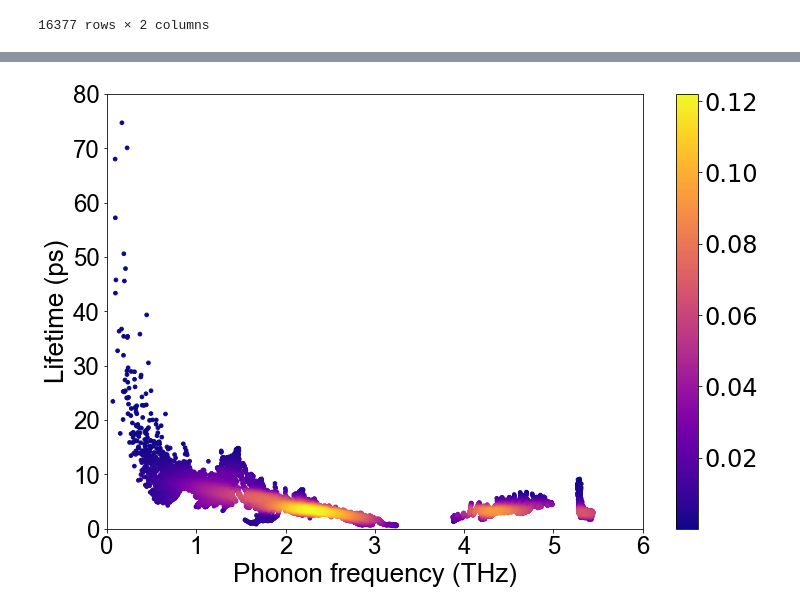
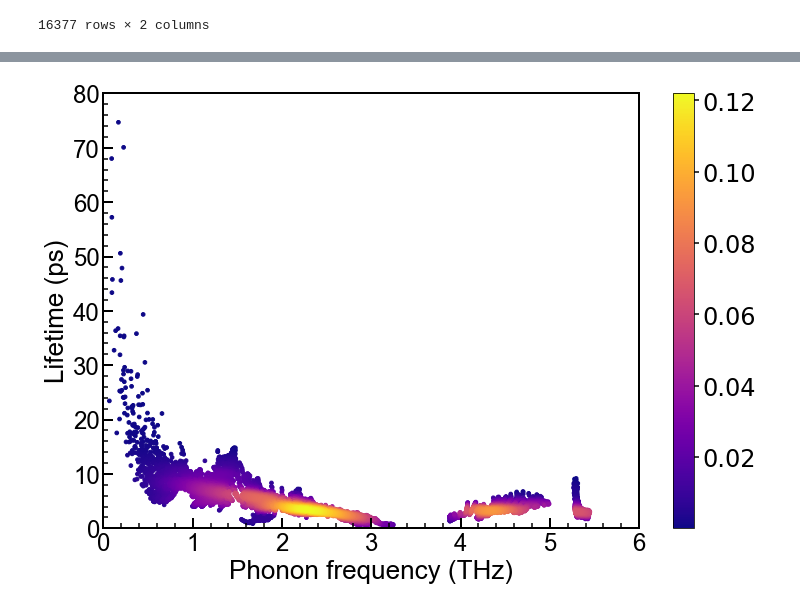
Before and after one commit to EySword/JupyterFile, a Jupyter notebook: compute_data/BiSeI/new_lifetime.ipynb, the cells around one changed output, grey strips where cells are left out. Saved outputs shown, nothing was run; the diff lists cells and outputs as text; code cells hidden in the pictures.

```diff
--- a/compute_data/BiSeI/new_lifetime.ipynb
+++ b/compute_data/BiSeI/new_lifetime.ipynb
@@ -67,24 +67,48 @@
 # %%
 fig, ax = plt.subplots(figsize=(12,8))
 
 plt.xlim((0,6)) #设置坐标轴的显示范围
 plt.ylim((0,80))
 
 plt.ylabel('Lifetime (ps)',fontproperties=my_font,fontsize=26) #改变坐标轴标签
 plt.xlabel('Phonon frequency (THz)',fontproperties=my_font,fontsize=26)
 plt.xticks(fontproperties=my_font,fontsize=24)
 plt.yticks(fontproperties=my_font,fontsize=24)
 # plt.scatter(x, y,c=-z,  s=5,cmap='Spectral')
 # plt.scatter(x, y,c=z,  s=5,cmap='magma')
+ax.tick_params(axis='both',which='major',direction='in',width=2,length=10) #刻度朝内
+ax.tick_params(axis='both',which='minor',direction='in',width=1.5,length=5)
+ax.spines['bottom'].set_linewidth(2);###设置底部坐标轴的粗细
+ax.spines['left'].set_linewidth(2);####设置左边坐标轴的粗细
+ax.spines['right'].set_linewidth(2);###设置右边坐标轴的粗细
+ax.spines['top'].set_linewidth(2);####设置上部坐标轴的粗细
+
+
+x_minor_locator=MultipleLocator(0.2)
+y_minor_locator=MultipleLocator(2)
+ax.xaxis.set_minor_locator(x_minor_locator)
+ax.yaxis.set_minor_locator(y_minor_locator)
+
+
+# for line in ax.yaxis.get_ticklines():
+#     line.set_markersize(5)
+
+# for line in ax.xaxis.get_ticklines():
+#     line.set_markersize(5)
+
 
 plt.scatter(x, y,c=z,marker='8',s=15,cmap='plasma')
 
 cb=plt.colorbar()
 cb.ax.tick_params(labelsize=24)
+cb.ax.tick_params(axis='both',width=1.5,length=5)
+cbax.spines['bottom'].set_linewidth(2);###设置底部坐标轴的粗细
+ax.spines['left'].set_linewidth(2);####设置左边坐标轴的粗细
+ax.spines['right'].set_linewidth(2);###设置右边坐标轴的粗细
+ax.spines['top'].set_linewidth(2);####设置上部坐标轴的粗细
 
 
-
-plt.savefig('lifetime.png',dpi=600)
+# plt.savefig('lifetime.png',dpi=600)
 plt.show()
 # %% [output]
-[figure, old version]
+[figure, new version]
```
Also changed, not shown: parts of 2 cells of this notebook, 2 other files.
